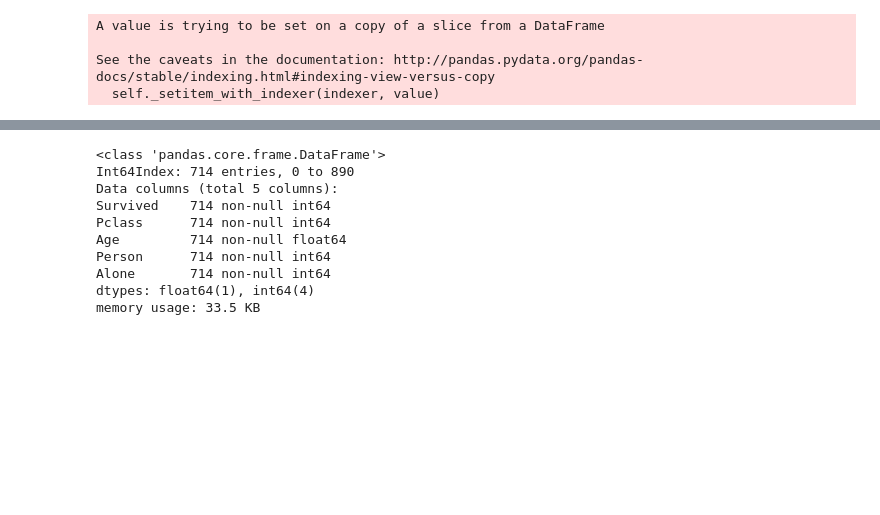
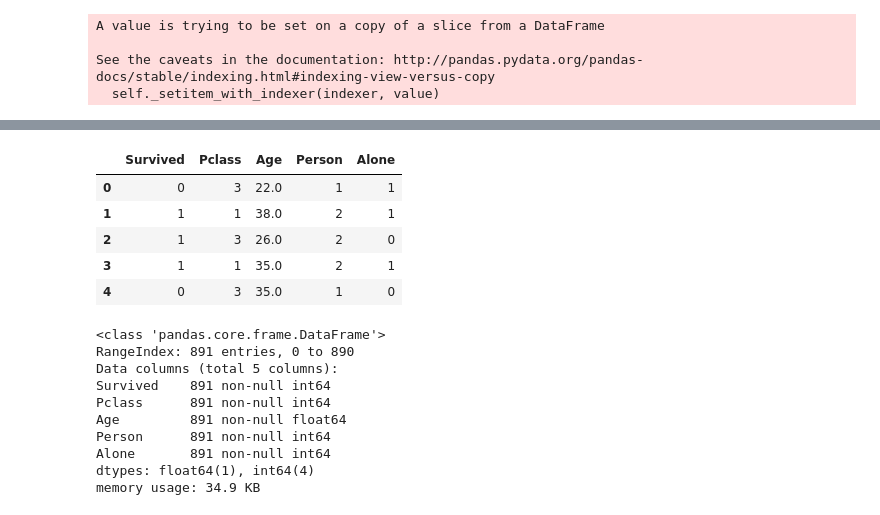
Before and after one commit to jaizw/titanic, a Jupyter notebook: titanic.ipynb, the cells around one changed output, grey strips where cells are left out. Cells and saved outputs as stored; diff of their text form; code cells hidden in the pictures; blank space fills up the shorter version.

```diff
--- a/titanic.ipynb
+++ b/titanic.ipynb
@@ -37,0 +52,2 @@ train_data = titanic_df.drop(['PassengerId','Name','Sex','SibSp','Parch','Fare',
+# %%
+train_data = train_data.fillna({'Age':28})
@@ -38,18 +67,29 @@ train_data = titanic_df.drop(['PassengerId','Name','Sex','SibSp','Parch','Fare',
 # %%
-train_data = train_data.dropna()
+#train_data = train_data.dropna()
+# %%
+# separate sex
+train_data.head()
+#train_data = train_data[train_data.Pclass == 3]
+# %% [output]
+|  | Survived | Pclass | Age | Person | Alone |
+| 0 | 0 | 3 | 22.0 | 1 | 1 |
+| 1 | 1 | 1 | 38.0 | 2 | 1 |
+| 2 | 1 | 3 | 26.0 | 2 | 0 |
+| 3 | 1 | 1 | 35.0 | 2 | 1 |
+| 4 | 0 | 3 | 35.0 | 1 | 0 |
 # %%
 train_data.info()
 # %% [output]
 <class 'pandas.core.frame.DataFrame'>
-Int64Index: 714 entries, 0 to 890
+RangeIndex: 891 entries, 0 to 890
 Data columns (total 5 columns):
-Survived    714 non-null int64
-Pclass      714 non-null int64
-Age         714 non-null float64
-Person      714 non-null int64
-Alone       714 non-null int64
+Survived    891 non-null int64
+Pclass      891 non-null int64
+Age         891 non-null float64
+Person      891 non-null int64
+Alone       891 non-null int64
 dtypes: float64(1), int64(4)
-memory usage: 33.5 KB
+memory usage: 34.9 KB
 # %%
 t = train_data.iloc[:,0]
 x = train_data.iloc[:,1:]
```
Also changed, not shown: parts of 26 cells of this notebook.
